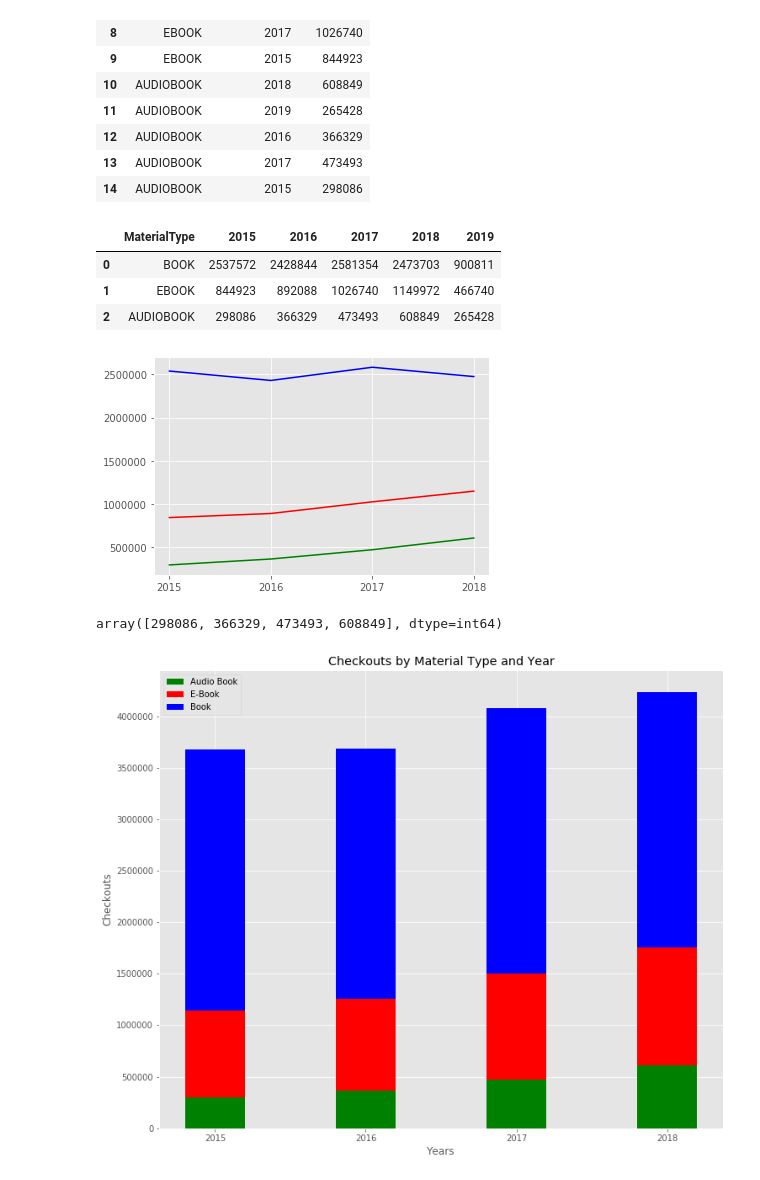
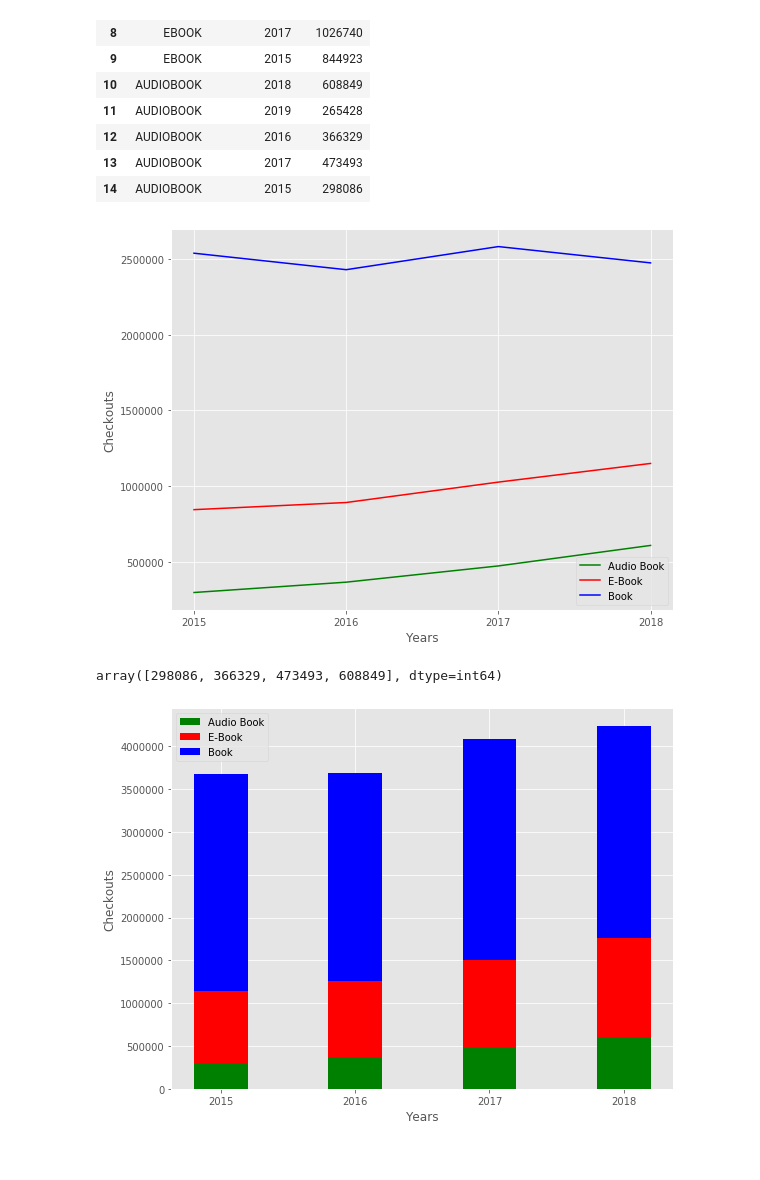
Before and after one commit to k1bu/Rutgers-Data-Science-Bootcamp-Project-1, a Jupyter notebook: Project_01_JM.ipynb, the cells around one changed output. Saved outputs shown, nothing was run; the diff lists cells and outputs as text; code cells hidden in the pictures.

Commit message:
JM's updated pandas, images, and presentation docs.

```diff
--- a/Project_01_JM.ipynb
+++ b/Project_01_JM.ipynb
@@ -128,11 +131,7 @@ df_MatTypebyYears
 
 merged2_MatTypebyCoYear = pd.merge(df_MatTypes[['MaterialType']], df_MatTypebyYears, how ="left", on=['MaterialType'])
 merged2_MatTypebyCoYear
+merged2_MatTypebyCoYear.to_excel('CheckoutsByYear.xlsx')
-# %% [output]
-|  | MaterialType | 2015 | 2016 | 2017 | 2018 | 2019 |
-| 0 | BOOK | 2537572 | 2428844 | 2581354 | 2473703 | 900811 |
-| 1 | EBOOK | 844923 | 892088 | 1026740 | 1149972 | 466740 |
-| 2 | AUDIOBOOK | 298086 | 366329 | 473493 | 608849 | 265428 |
 # %%
 #list columns
 list(merged2_MatTypebyCoYear.columns.values)
@@ -140,25 +139,35 @@ list(merged2_MatTypebyCoYear.columns.values)
 #set the index
 merged2_MatTypebyCoYear = merged2_MatTypebyCoYear.set_index('MaterialType')
 # %%
-#create AudioBook plot
+plt.figure(figsize=(9,7))
+
 Audiobook, = plt.plot(["2015","2016","2017","2018"], merged2_MatTypebyCoYear.loc['AUDIOBOOK',["2015","2016","2017","2018"]]
                 , color = "green", label = merged2_MatTypebyCoYear.loc['AUDIOBOOK'])
 
 Ebook, = plt.plot(["2015","2016","2017","2018"], merged2_MatTypebyCoYear.loc['EBOOK',["2015","2016","2017","2018"]]
                 , color = "red", label = merged2_MatTypebyCoYear.loc['EBOOK'])
 
 Book, = plt.plot(["2015","2016","2017","2018"], merged2_MatTypebyCoYear.loc['BOOK',["2015","2016","2017","2018"]]
                 , color = "blue", label = merged2_MatTypebyCoYear.loc['BOOK'])
 
+plt.ylabel('Checkouts')
+plt.xlabel('Years')
+#plt.title('Checkouts by Material Type and Year')
+plt.legend((Audiobook, Ebook, Book), ("Audio Book","E-Book", "Book"))
+
+plt.style.use('ggplot')
+
+plt.savefig('CheckoutsbyMaterialTypebyYear_Line.png')
+
 plt.show()
 # %% [output]
-[figure, old version]
+[figure, new version]
 # %%
 (merged2_MatTypebyCoYear.loc['AUDIOBOOK',["2015","2016","2017","2018"]]).values
 # %% [output]
 array([298086, 366329, 473493, 608849], dtype=int64)
 # %%
-plt.figure(figsize=(12,10))
+plt.figure(figsize=(9,7))
 
 N = 4
 ab = merged2_MatTypebyCoYear.loc['AUDIOBOOK',["2015","2016","2017","2018"]]
@@ -174,7 +183,7 @@ p3 = plt.bar(ind, b, width, color='b', bottom=ab+eb)
 
 plt.ylabel('Checkouts')
 plt.xlabel('Years')
-plt.title('Checkouts by Material Type and Year')
+#plt.title('Checkouts by Material Type and Year')
 plt.xticks(ind, ("2015", "2016", "2017", "2018"))
 plt.legend((p1[0], p2[0], p3[0]), ("Audio Book","E-Book", "Book"))
 
@@ -185,4 +194,4 @@ plt.savefig('CheckoutsbyMaterialTypebyYear.png')
 
 plt.show()
 # %% [output]
-[figure, old version]
+[figure, new version]
```
Also changed, not shown: parts of 2 cells of this notebook, 4 other files.
